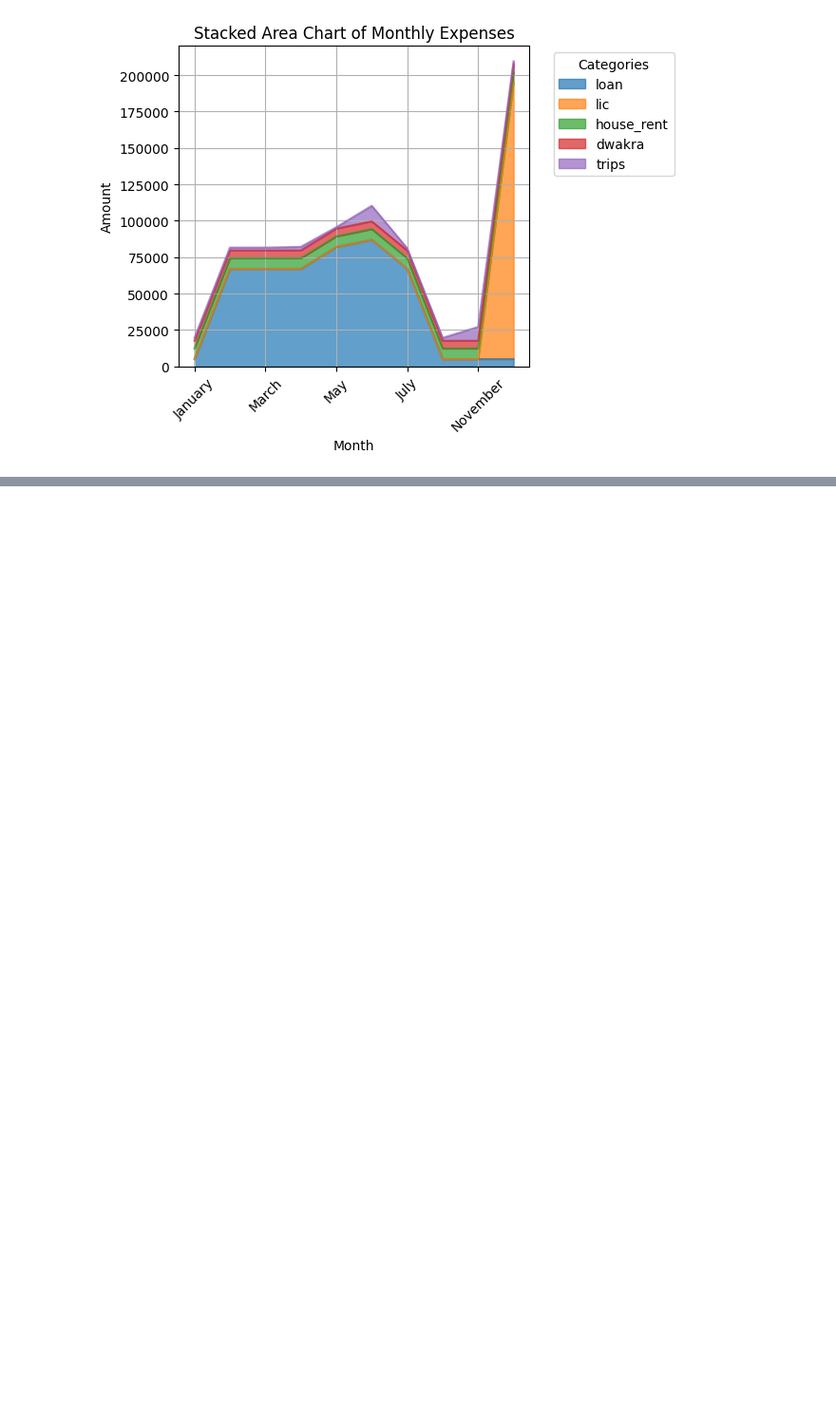
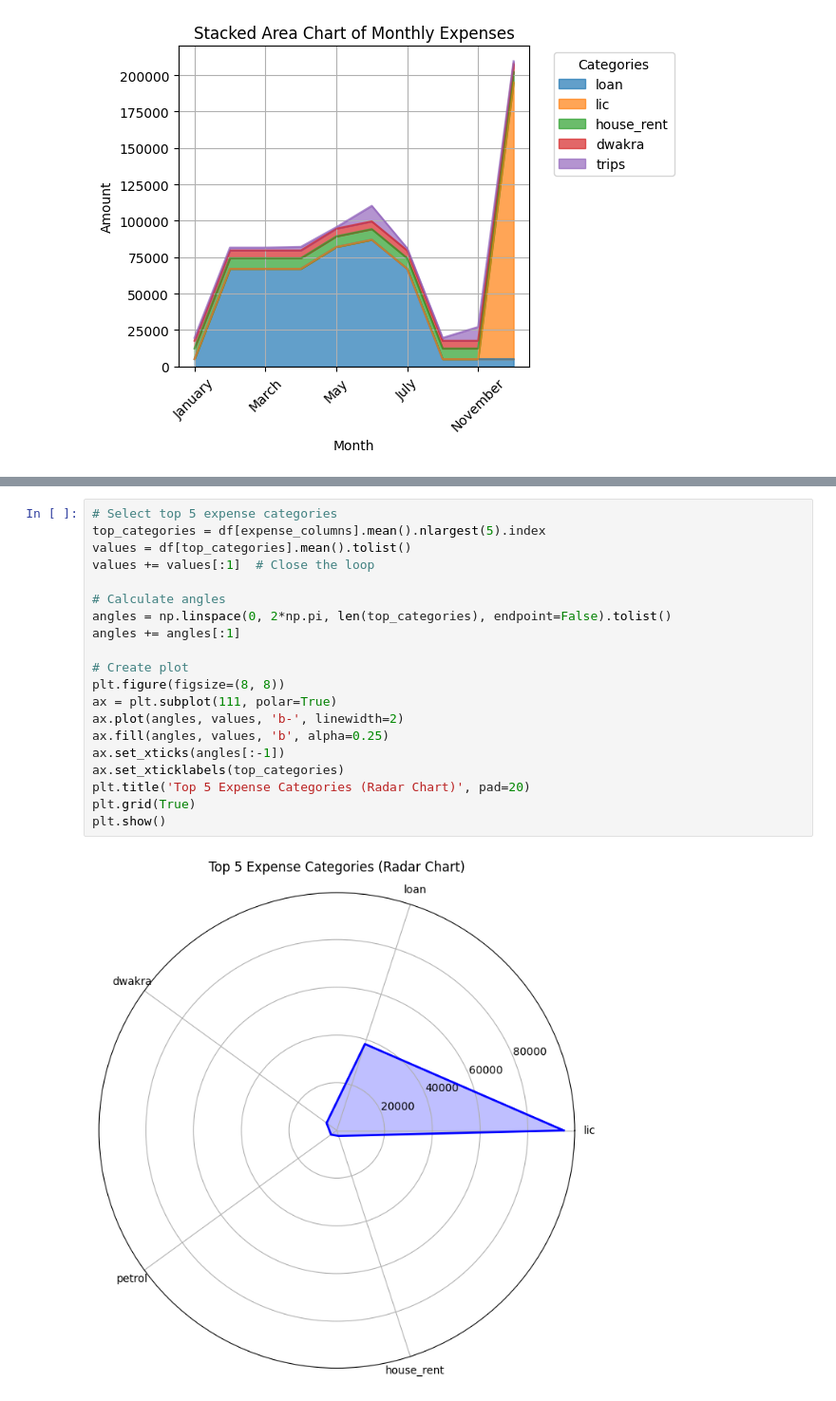
Before and after one commit to RishithaPopuri8/CODSOFT, a Jupyter notebook: chapter_appendix-tools-for-deep-learning/jupyter.ipynb, the cells around one changed output, grey strips where cells are left out. Shown: that part at 95% size. Saved outputs shown, nothing was run; the diff lists cells and outputs as text; blank space fills up the shorter version.

```diff
--- a/chapter_appendix-tools-for-deep-learning/jupyter.ipynb
+++ b/chapter_appendix-tools-for-deep-learning/jupyter.ipynb
@@ -237,0 +282,22 @@ plt.show()
+# %%
+# Select top 5 expense categories
+top_categories = df[expense_columns].mean().nlargest(5).index
+values = df[top_categories].mean().tolist()
+values += values[:1]  # Close the loop
+
+# Calculate angles
+angles = np.linspace(0, 2*np.pi, len(top_categories), endpoint=False).tolist()
+angles += angles[:1]
+
+# Create plot
+plt.figure(figsize=(8, 8))
+ax = plt.subplot(111, polar=True)
+ax.plot(angles, values, 'b-', linewidth=2)
+ax.fill(angles, values, 'b', alpha=0.25)
+ax.set_xticks(angles[:-1])
+ax.set_xticklabels(top_categories)
+plt.title('Top 5 Expense Categories (Radar Chart)', pad=20)
+plt.grid(True)
+plt.show()
+# %% [output]
+[figure, added]
```
Also changed, not shown: parts of 3 cells of this notebook.
